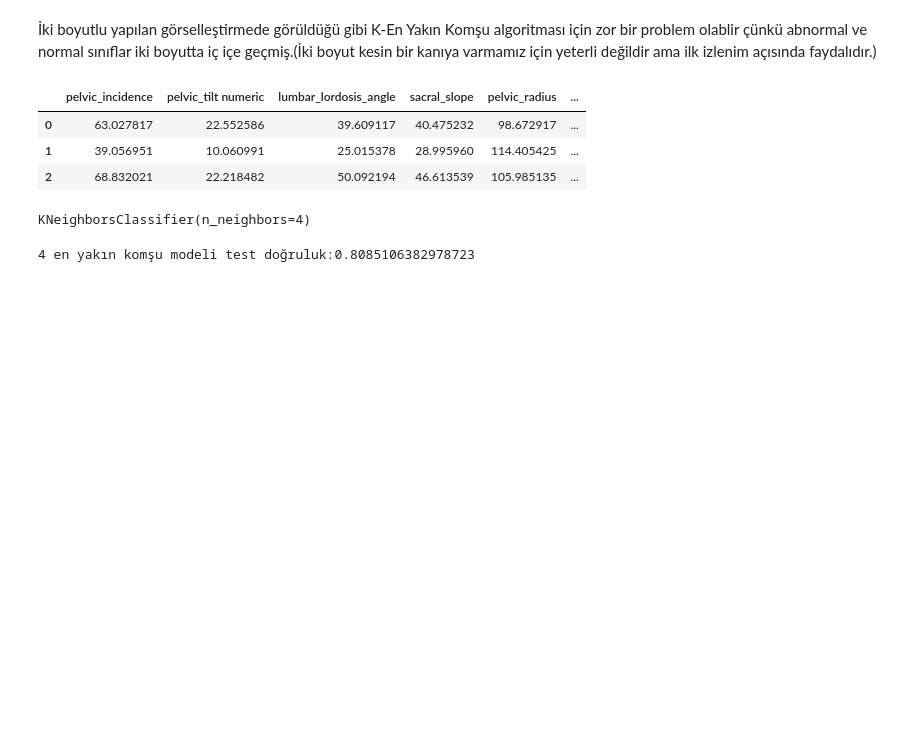
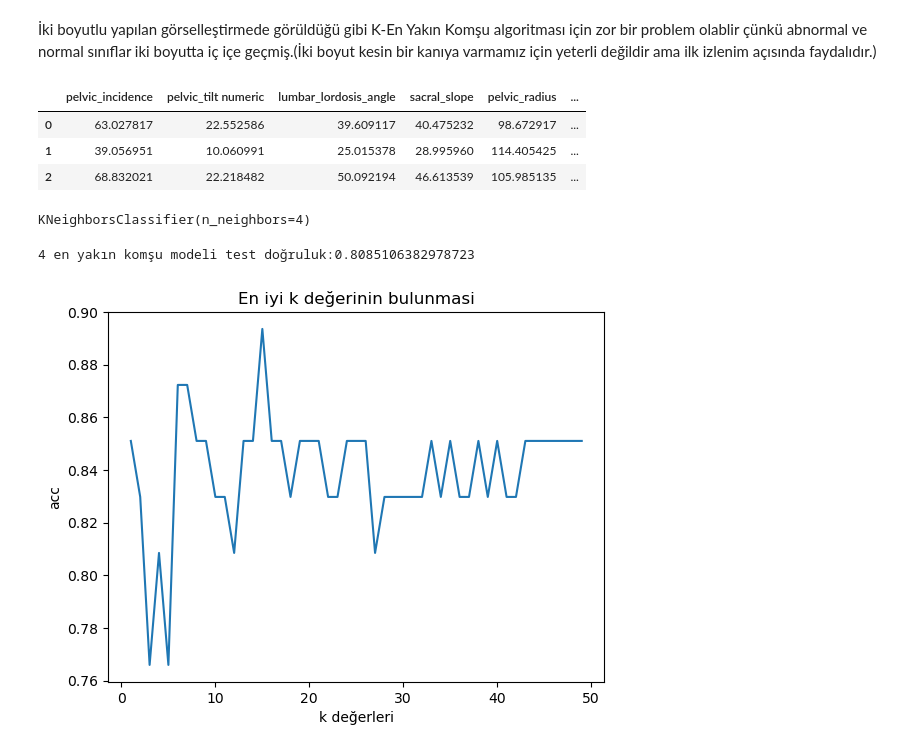
Before and after one commit to ErtugrulDay/Data-Analysis, a Jupyter notebook: 2yapay_zeka.ipynb, the cells around one changed output. Saved outputs shown, nothing was run; the diff lists cells and outputs as text; code cells hidden in the pictures; blank space fills up the shorter version.

```diff
--- a/2yapay_zeka.ipynb
+++ b/2yapay_zeka.ipynb
@@ -487,3 +493,18 @@ pred=knn.predict(x_test)
 print("{} en yakın komşu modeli test doğruluk:{}".format(komsu,knn.score(x_test,y_test)))
 # %% [output]
 4 en yakın komşu modeli test doğruluk:0.8085106382978723
+# %%
+#en iyi k değerinin bulunması
+score_list=[]
+for each in range(1,50):
+    knn2=KNeighborsClassifier(n_neighbors=each)
+    knn2.fit(x_train,y_train)
+    score_list.append(knn2.score(x_test,y_test))
+
+plt.plot(range(1,50),score_list)
+plt.xlabel("k değerleri")
+plt.ylabel("acc")
+plt.title("En iyi k değerinin bulunmasi")
+plt.show()
+# %% [output]
+[figure, added]
```
Also changed, not shown: parts of 28 cells of this notebook.
